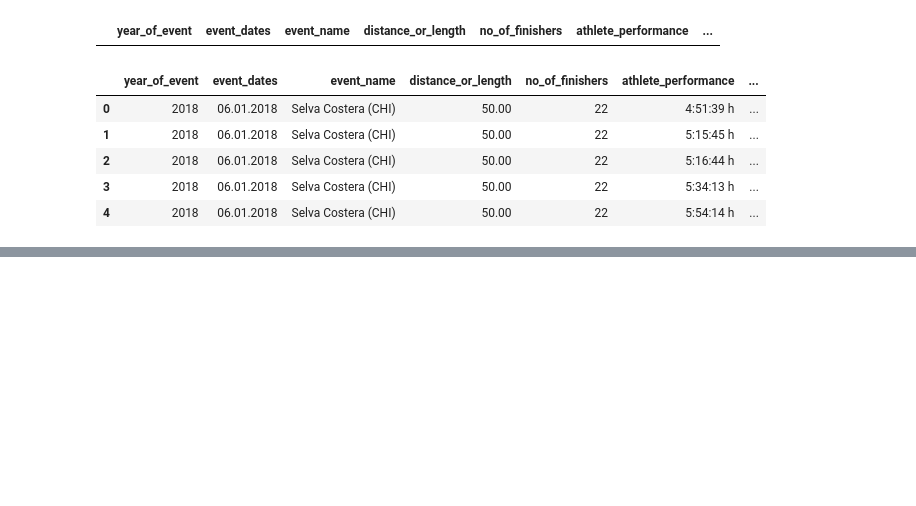
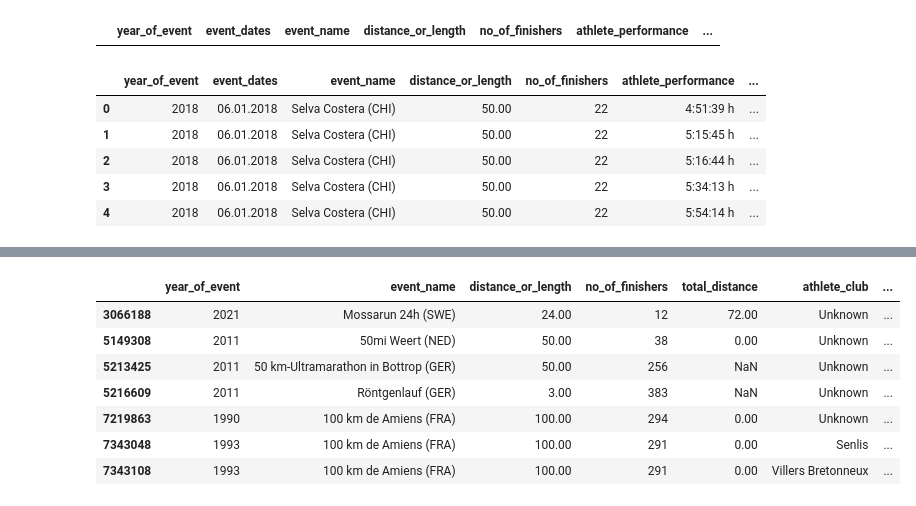
Before and after one commit to dmshakur/ultra-running-data-analysis, a Jupyter notebook: notebooks/data_processing.ipynb, the cells around one changed output, grey strips where cells are left out. Cells and saved outputs as stored; diff of their text form; code cells hidden in the pictures; blank space fills up the shorter version.

```diff
--- a/notebooks/data_processing.ipynb
+++ b/notebooks/data_processing.ipynb
@@ -448,0 +612,2 @@ df.head()
+# %%
+df['athlete_club'] = df['athlete_club'].fillna('Unknown')
@@ -448,0 +634,11 @@ df.head()
+# %%
+df[df['gender'].isnull()]
+# %% [output]
+|  | year_of_event | event_name | distance_or_length | no_of_finishers | total_distance | athlete_club | ... |
+| 3066188 | 2021 | Mossarun 24h (SWE) | 24.00 | 12 | 72.00 | Unknown | ... |
+| 5149308 | 2011 | 50mi Weert (NED) | 50.00 | 38 | 0.00 | Unknown | ... |
+| 5213425 | 2011 | 50 km-Ultramarathon in Bottrop (GER) | 50.00 | 256 | NaN | Unknown | ... |
+| 5216609 | 2011 | Röntgenlauf (GER) | 3.00 | 383 | NaN | Unknown | ... |
+| 7219863 | 1990 | 100 km de Amiens (FRA) | 100.00 | 294 | 0.00 | Unknown | ... |
+| 7343048 | 1993 | 100 km de Amiens (FRA) | 100.00 | 291 | 0.00 | Senlis | ... |
+| 7343108 | 1993 | 100 km de Amiens (FRA) | 100.00 | 291 | 0.00 | Villers Bretonneux | ... |
```
Also changed, not shown: parts of 26 cells of this notebook.
